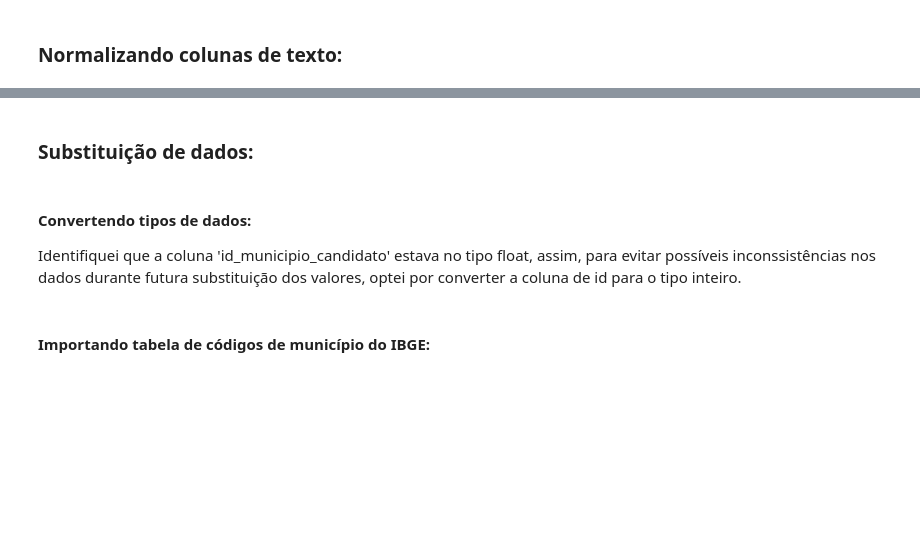
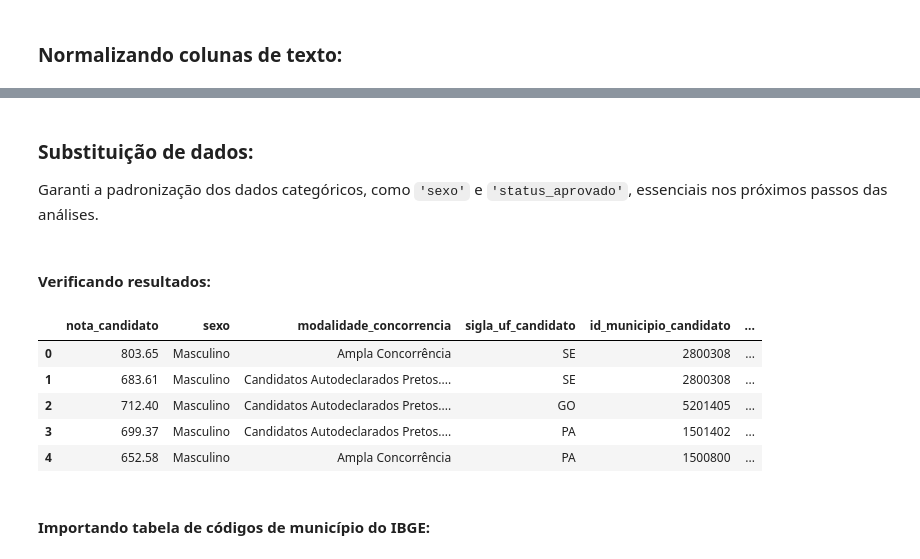
Before and after one commit to pedroohsilva/desempenhos-ENEM-engenharia-computacao-UPE-UFPE-2022, a Jupyter notebook: Limpeza de Dados/Limpeza de Dados.ipynb, the cells around one changed output, grey strips where cells are left out. Saved outputs shown, nothing was run; the diff lists cells and outputs as text; code cells hidden in the pictures; blank space fills up the shorter version.

Commit message:
Limpeza de Dados

```diff
--- a/Limpeza de Dados/Limpeza de Dados.ipynb
+++ b/Limpeza de Dados/Limpeza de Dados.ipynb
@@ -165,5 +206,6 @@ Garanti que as colunas de texto, como campus e modalidade_concorrencia, estejam
 # %% [markdown]
 ### Substituição de dados:
+Garanti a padronização dos dados categóricos, como `'sexo'` e `'status_aprovado'`, essenciais nos próximos passos das análises.
 # %%
 # Substituindo o valor True por Aprovado na coluna 'status_aprovado'
 df['status_aprovado'] = df['status_aprovado'].replace(True, 'Aprovado')
@@ -176,6 +215,3 @@ df['sexo'] = df['sexo'].replace('M', 'Masculino')
 # %%
 # Substituindo 'F' por 'Feminino' na coluna 'sexo'
 df['sexo'] = df['sexo'].replace('F', 'Feminino')
-# %% [markdown]
-#### Convertendo tipos de dados:
-Identifiquei que a coluna 'id_municipio_candidato' estava no tipo float, assim, para evitar possíveis inconssistências nos dados durante futura substituição dos valores, optei por converter a coluna de id para o tipo inteiro.
@@ -185,3 +218,15 @@ df['id_municipio_candidato'] = df['id_municipio_candidato'].astype(int)
+# %% [markdown]
+#### Verificando resultados:
+# %%
+# Visualizando as primeiras 5 linhas do dataframe
+df.head(5)
+# %% [output]
+|  | nota_candidato | sexo | modalidade_concorrencia | sigla_uf_candidato | id_municipio_candidato | ... |
+| 0 | 803.65 | Masculino | Ampla Concorrência | SE | 2800308 | ... |
+| 1 | 683.61 | Masculino | Candidatos Autodeclarados Pretos.... | SE | 2800308 | ... |
+| 2 | 712.40 | Masculino | Candidatos Autodeclarados Pretos.... | GO | 5201405 | ... |
+| 3 | 699.37 | Masculino | Candidatos Autodeclarados Pretos.... | PA | 1501402 | ... |
+| 4 | 652.58 | Masculino | Ampla Concorrência | PA | 1500800 | ... |
 # %% [markdown]
 #### Importando tabela de códigos de município do IBGE:
 # %%
```
Also changed, not shown: parts of 35 cells of this notebook.
